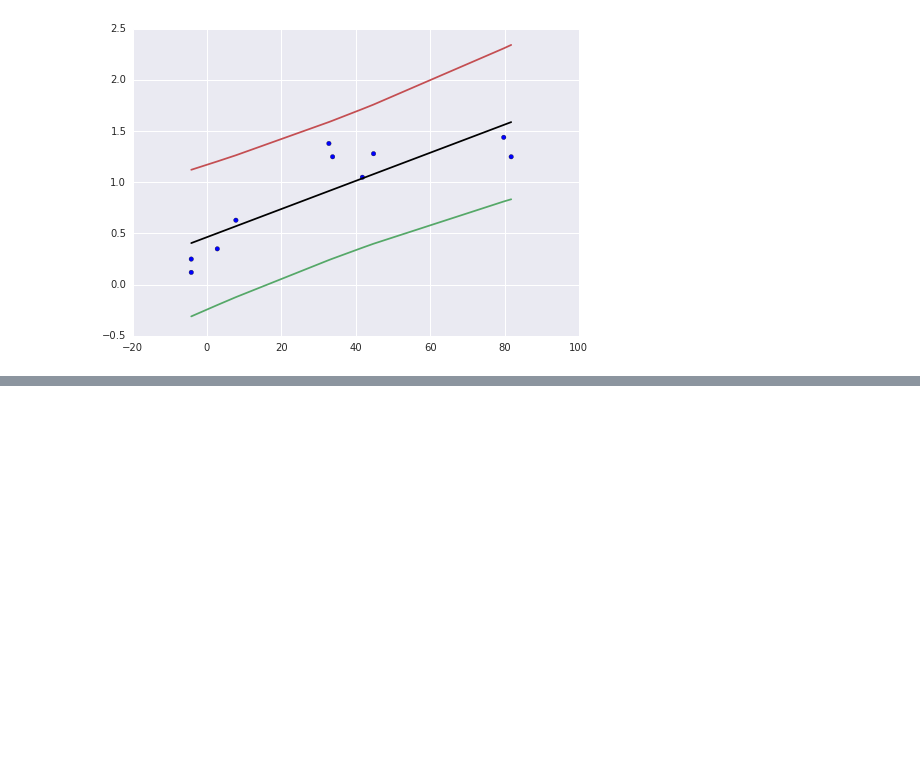
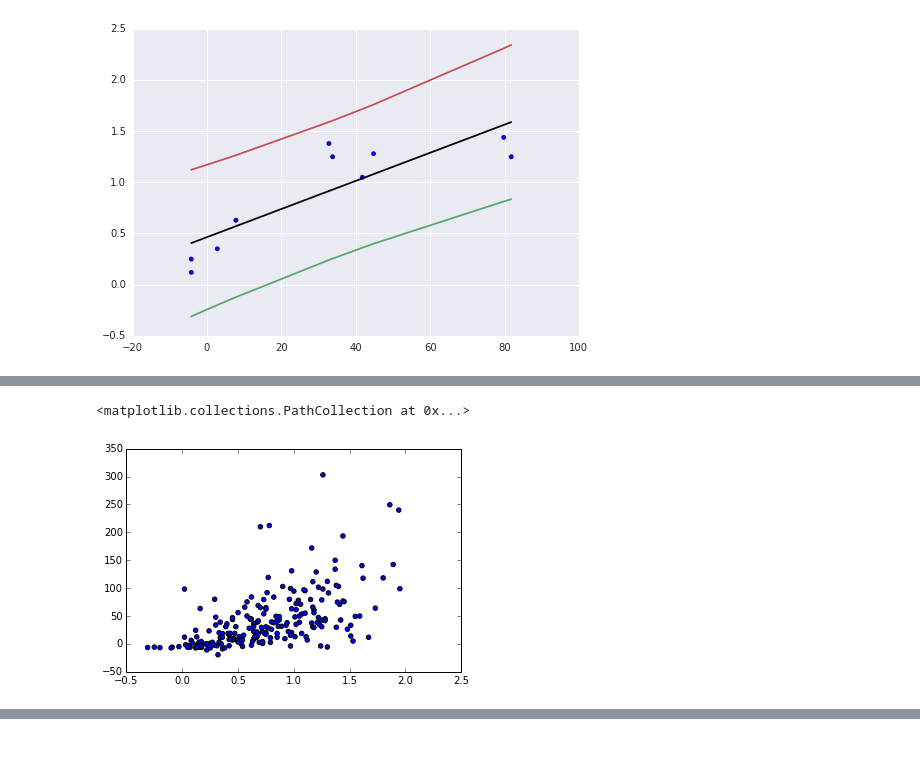
Before and after one commit to saint-germain/estrellas, a Jupyter notebook: confidenceintervals.ipynb, the cells around one changed output, grey strips where cells are left out. Saved outputs shown, nothing was run; the diff lists cells and outputs as text; code cells hidden in the pictures; blank space fills up the shorter version.

```diff
--- a/confidenceintervals.ipynb
+++ b/confidenceintervals.ipynb
@@ -78,0 +110,5 @@ plt.plot(A,slope*A+intercept+tcrit*sterr*np.sqrt(1+1./len(A)+(A-np.mean(A))**2/n
+# %%
+plt.scatter(df1.ExcU,df1.ExcExp)
+# %% [output]
+<matplotlib.collections.PathCollection at 0x...>
+[figure, added]
```
Also changed, not shown: parts of 16 cells of this notebook, 2 other files.
